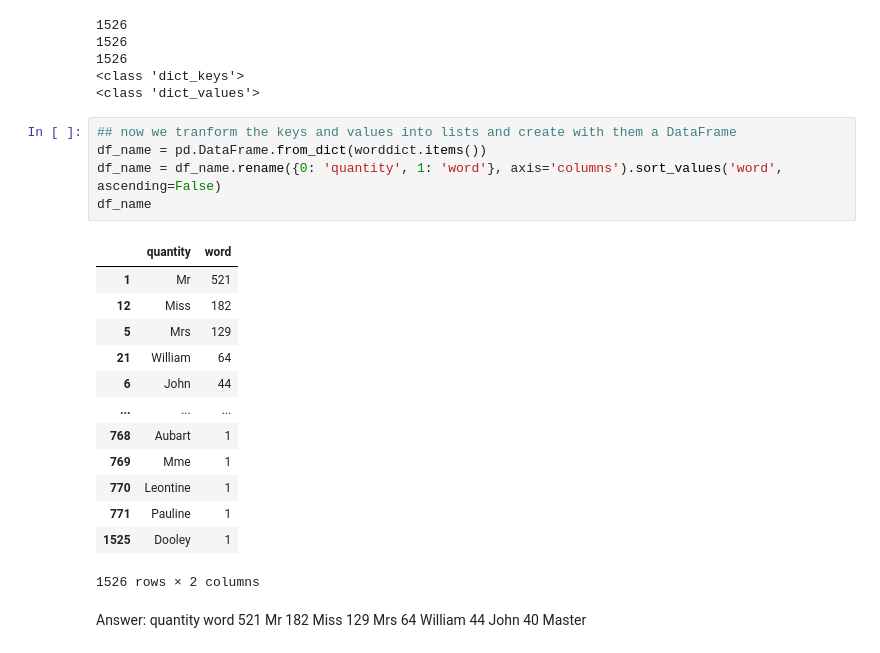
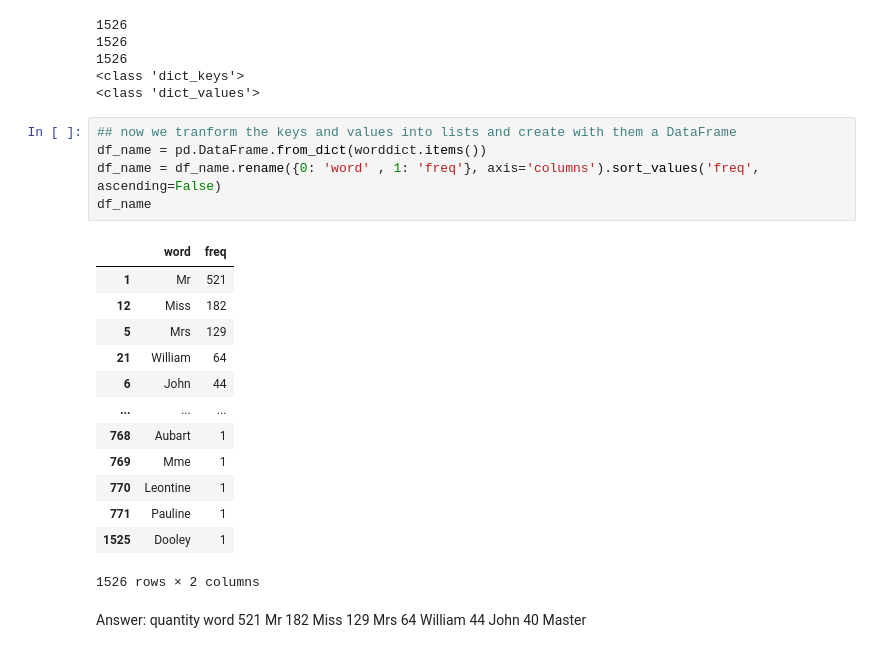
Before and after one commit to odedsabah/Data_Science, a Jupyter notebook: Python/Python exercise_final_Titanic_Oded_Sabah.ipynb, the cells around one changed output. Drawn from its saved outputs; the diff is of its cells as text.

```diff
--- a/Python/Python exercise_final_Titanic_Oded_Sabah.ipynb
+++ b/Python/Python exercise_final_Titanic_Oded_Sabah.ipynb
@@ -488,10 +485,10 @@ print(type(wordcnt))
 # %%
 ## now we tranform the keys and values into lists and create with them a DataFrame
 df_name = pd.DataFrame.from_dict(worddict.items())
-df_name = df_name.rename({0: 'quantity', 1: 'word'}, axis='columns').sort_values('word', ascending=False)
+df_name = df_name.rename({0: 'word' , 1: 'freq'}, axis='columns').sort_values('freq', ascending=False)
 df_name
 # %% [output]
-|  | quantity | word |
+|  | word | freq |
 | 1 | Mr | 521 |
 | 12 | Miss | 182 |
 | 5 | Mrs | 129 |
```
Also changed, not shown: parts of 1 cell of this notebook.
